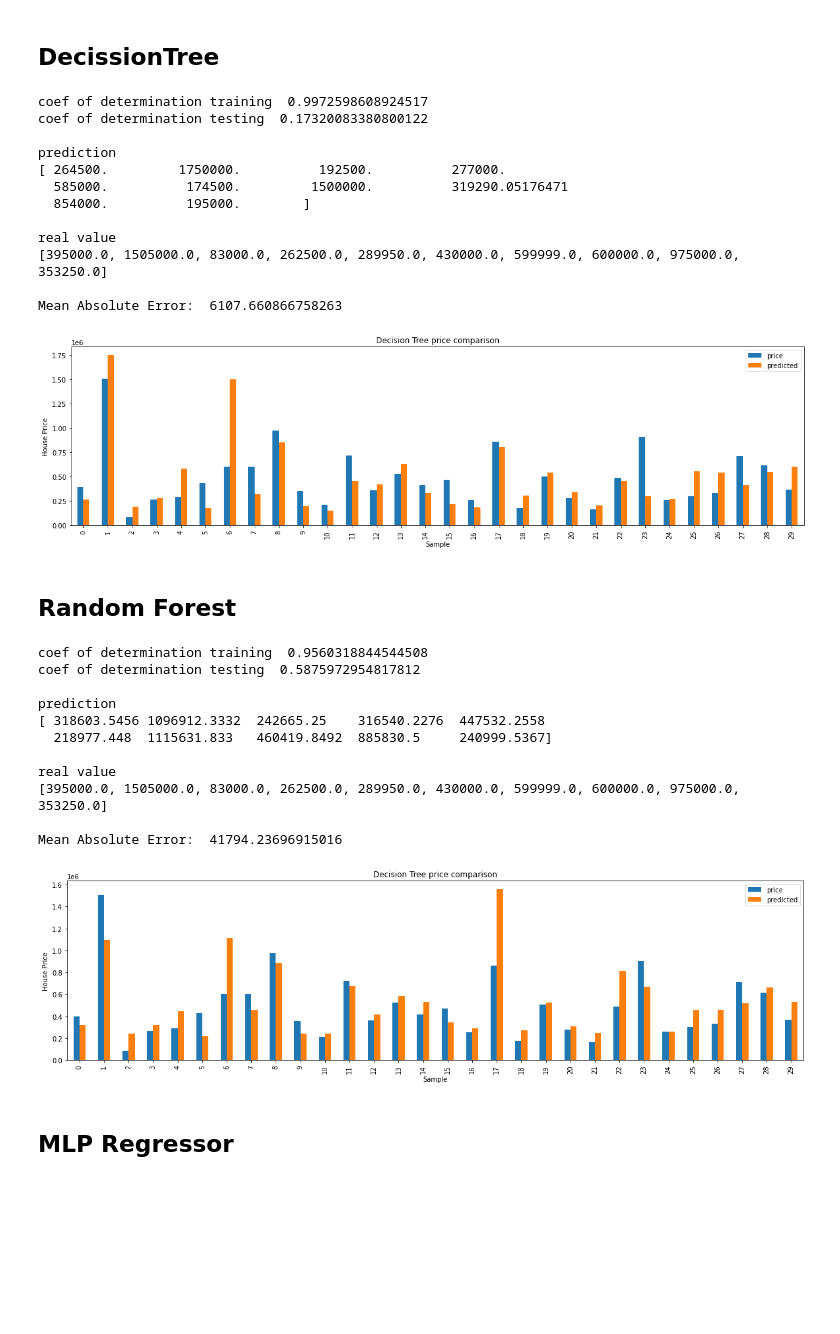
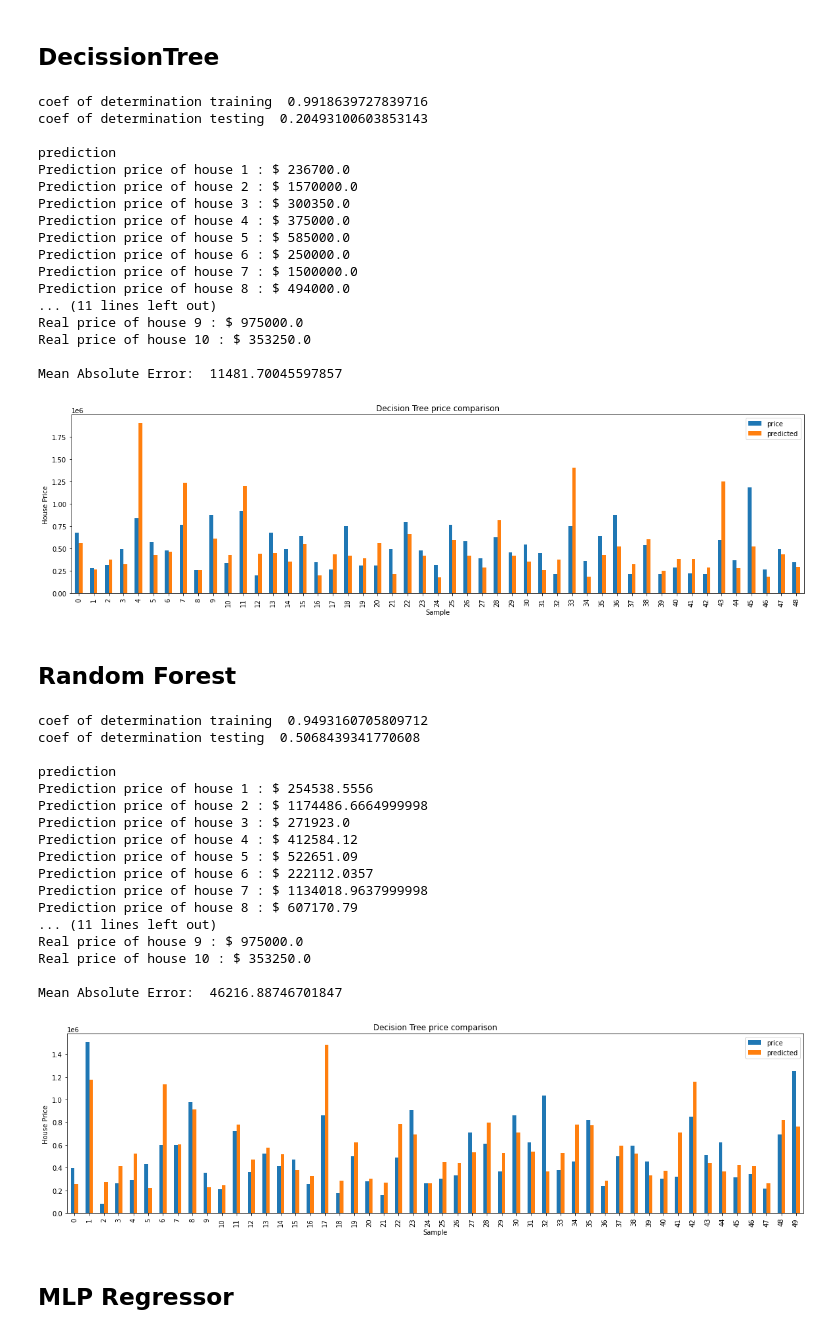
Before and after one commit to zulfijauh/Cheatsheet, a Jupyter notebook: House_Price_Prediction.ipynb, the cells around one changed output. Drawn from its saved outputs; the diff is of its cells as text; code cells hidden in the pictures; blank space fills up the shorter version.

Commit message:
Update columns and houses price result information

```diff
--- a/House_Price_Prediction.ipynb
+++ b/House_Price_Prediction.ipynb
@@ -180,7 +178,7 @@ data = data.drop(missing_index_list,axis=0)
 # Regression Modeling
 # %%
 # Split data to X for variable input, and y for target class
-X = data.drop(['date','yr_renovated','country','price','street'],axis=1)
+X = data.drop(['date','yr_renovated','country','price','street','statezip'],axis=1)
 y = data['price']
 # %%
 #Train test split
@@ -369,30 +367,36 @@ print('coef of determination training ',dt.score(X_train, y_train))
 print('coef of determination testing ',dt.score(X_test, y_test))
 print()
 print('prediction')
-dt_pred = dt.predict(X_test)
-print(dt_pred[:10])
+dt_pred = list(dt.predict(X_test))
+for i in dt_pred[0:10]:
+  print('Prediction price of house', dt_pred.index(i)+1, ': $', i)
 print()
-print('real value')
-print(y_test[0:10].to_list())
+for i in list(y_test[0:10]):
+  print('Real price of house', list(y_test).index(i)+1, ': $', i)
 print()
 dt_mae = dt.predict(X_train)
 print('Mean Absolute Error: ', mean_absolute_error(y_train, dt_mae))
 # %% [output]
-coef of determination training  0.9972598608924517
-coef of determination testing  0.17320083380800122
+coef of determination training  0.9918639727839716
+coef of determination testing  0.20493100603853143
 
 prediction
-[ 264500.         1750000.          192500.          277000.
-  585000.          174500.         1500000.          319290.05176471
-  854000.          195000.        ]
+Prediction price of house 1 : $ 236700.0
+Prediction price of house 2 : $ 1570000.0
+Prediction price of house 3 : $ 300350.0
+Prediction price of house 4 : $ 375000.0
+Prediction price of house 5 : $ 585000.0
+Prediction price of house 6 : $ 250000.0
+Prediction price of house 7 : $ 1500000.0
+Prediction price of house 8 : $ 494000.0
+... (11 lines left out)
+Real price of house 9 : $ 975000.0
+Real price of house 10 : $ 353250.0
 
-real value
-[395000.0, 1505000.0, 83000.0, 262500.0, 289950.0, 430000.0, 599999.0, 600000.0, 975000.0, 353250.0]
-
-Mean Absolute Error:  6107.660866758263
+Mean Absolute Error:  11481.70045597857
 # %%
-dt_real_price = pd.DataFrame(y_test[:30]).reset_index(drop=True)
-dt_pred_price = pd.DataFrame(dt_pred[:30], columns = ['predicted'])
+dt_real_price = pd.DataFrame(y_test[51:100]).reset_index(drop=True)
+dt_pred_price = pd.DataFrame(dt_pred[51:100], columns = ['predicted'])
 dt_result = pd.concat([dt_real_price, dt_pred_price], axis=1)
 dt_result.plot(kind='bar')
 
@@ -402,7 +406,7 @@ plt.xlabel('Sample')
 plt.ylabel('House Price')
 plt.show()
 # %% [output]
-[figure, old version]
+[figure, new version]
 # %% [markdown]
 ## Random Forest
 # %%
@@ -413,39 +417,46 @@ print('coef of determination training ',rf.score(X_train, y_train))
 print('coef of determination testing ',rf.score(X_test, y_test))
 print()
 print('prediction')
-rf_pred = rf.predict(X_test)
-print(rf_pred[:10])
+rf_pred = list(rf.predict(X_test))
+for i in rf_pred[0:10]:
+  print('Prediction price of house', rf_pred.index(i)+1, ': $', i)
 print()
-print('real value')
-print(y_test[0:10].to_list())
+for i in list(y_test[0:10]):
+  print('Real price of house', list(y_test).index(i)+1, ': $', i)
 print()
 rf_mae = rf.predict(X_train)
 print('Mean Absolute Error: ', mean_absolute_error(y_train, rf_mae))
 # %% [output]
-coef of determination training  0.9560318844544508
-coef of determination testing  0.5875972954817812
+coef of determination training  0.9493160705809712
+coef of determination testing  0.5068439341770608
 
 prediction
-[ 318603.5456 1096912.3332  242665.25    316540.2276  447532.2558
-  218977.448  1115631.833   460419.8492  885830.5     240999.5367]
+Prediction price of house 1 : $ 254538.5556
+Prediction price of house 2 : $ 1174486.6664999998
+Prediction price of house 3 : $ 271923.0
+Prediction price of house 4 : $ 412584.12
+Prediction price of house 5 : $ 522651.09
+Prediction price of house 6 : $ 222112.0357
+Prediction price of house 7 : $ 1134018.9637999998
+Prediction price of house 8 : $ 607170.79
+... (11 lines left out)
+Real price of house 9 : $ 975000.0
+Real price of house 10 : $ 353250.0
 
-real value
-[395000.0, 1505000.0, 83000.0, 262500.0, 289950.0, 430000.0, 599999.0, 600000.0, 975000.0, 353250.0]
-
-Mean Absolute Error:  41794.23696915016
+Mean Absolute Error:  46216.88746701847
 # %%
-rf_real_price = pd.DataFrame(y_test[:30]).reset_index(drop=True)
-rf_pred_price = pd.DataFrame(rf_pred[:30], columns = ['predicted'])
+rf_real_price = pd.DataFrame(y_test[:50]).reset_index(drop=True)
+rf_pred_price = pd.DataFrame(rf_pred[:50], columns = ['predicted'])
 rf_result = pd.concat([rf_real_price, rf_pred_price], axis=1)
 rf_result.plot(kind='bar')
 
 plt.rcParams["figure.figsize"] = (20, 5)
 plt.title("Decision Tree price comparison")
 plt.xlabel('Sample')
 plt.ylabel('House Price')
 plt.show()
 # %% [output]
-[figure, old version]
+[figure, new version]
 # %% [markdown]
 ## MLP Regressor
 # %%
```
Also changed, not shown: parts of 10 cells of this notebook.
